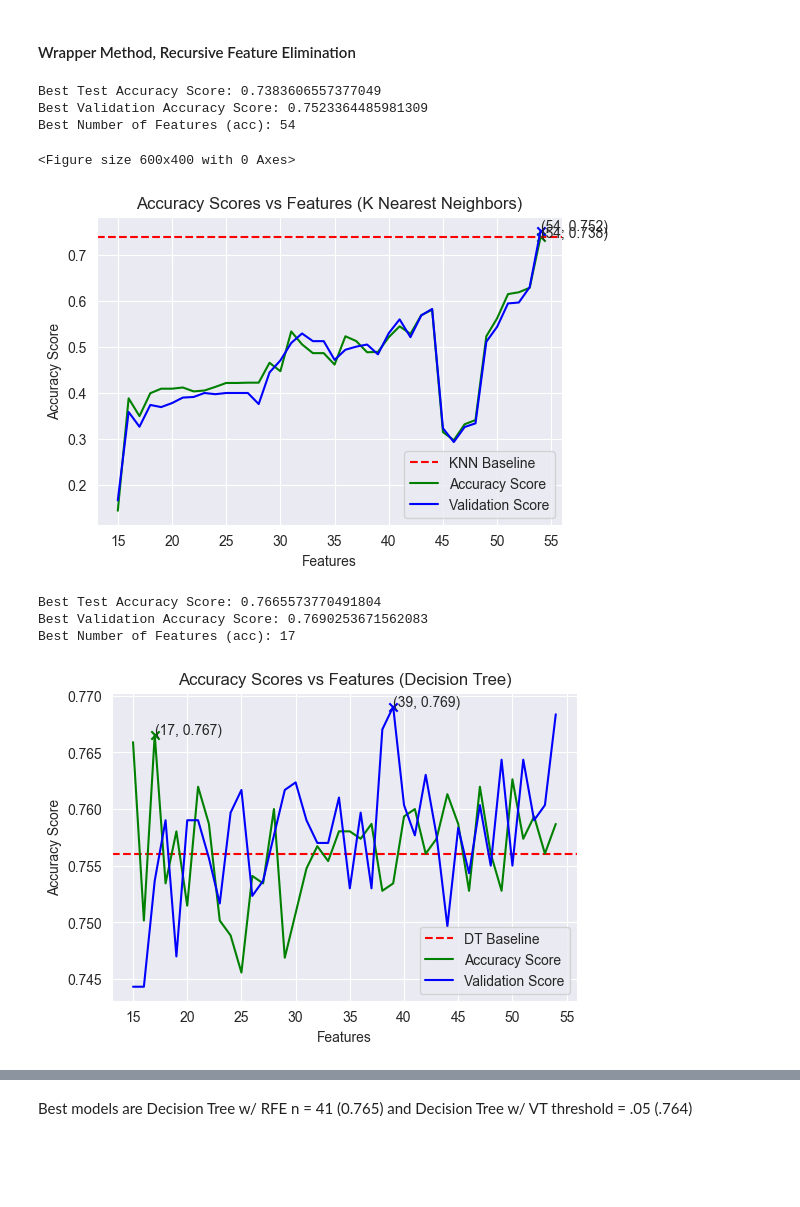
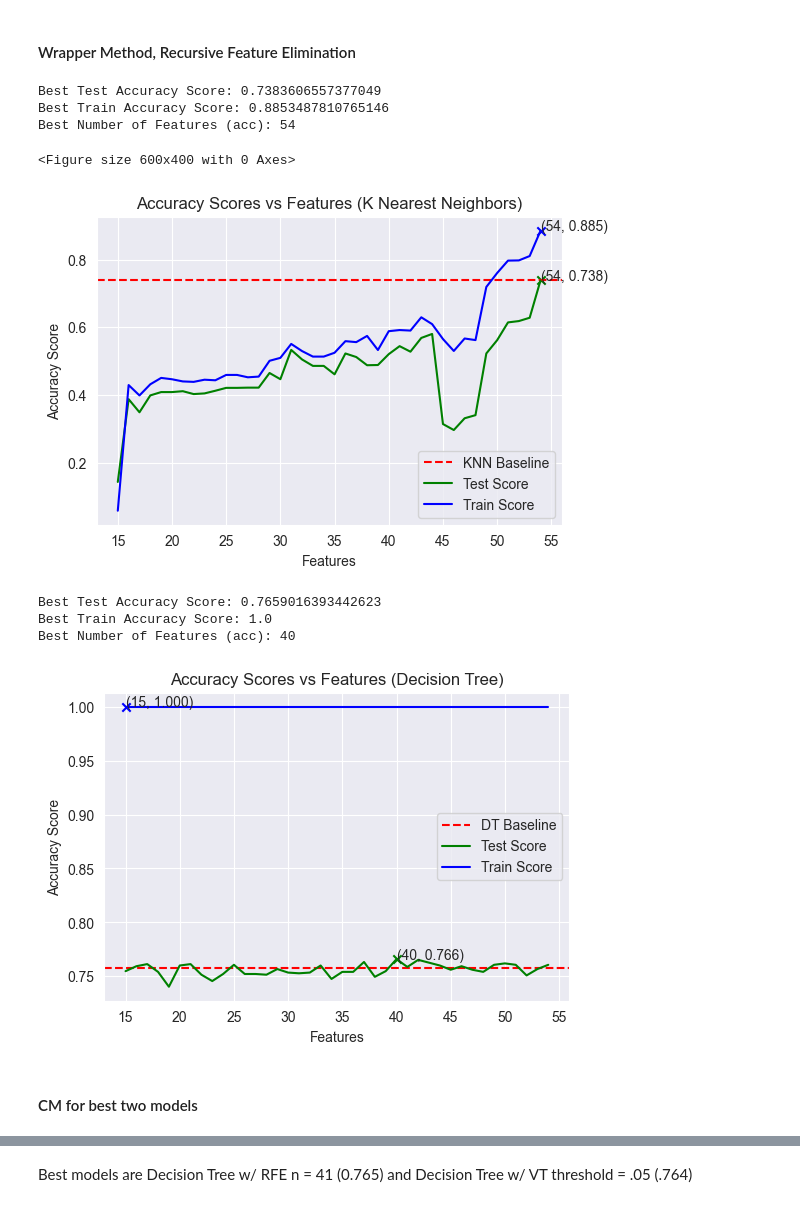
Before and after one commit to TheMabrouk/treecover_pki, a Jupyter notebook: models.ipynb, the cells around one changed output, grey strips where cells are left out. Drawn from its saved outputs; the diff is of its cells as text; code cells hidden in the pictures; blank space fills up the shorter version.

```diff
--- a/models.ipynb
+++ b/models.ipynb
@@ -262,0 +283,6 @@ NB => Test:0.601, Val:0.599
+# %%
+for model, name in zip(models, model_names):
+    model.fit(X_train, y_train)
+    y_pred_test = model.predict(X_test)
+    y_pred_val = model.predict(X_val)
+    plot_cm(y_test, y_pred_test, y_val, y_pred_val, model_name=name)
@@ -273,7 +315,7 @@ Best models are KNN (.738) and Decision Tree (.764)
 # %%
 threshold_range = np.arange(0.0, 0.5, 0.01)
 test_acc_scores = []
-val_acc_scores = []
+train_acc_scores = []
 for thresh in threshold_range:
     vt = VarianceThreshold(threshold=thresh)
     vt.fit(X_train)
@@ -284,12 +326,12 @@ for thresh in threshold_range:
     model = KNeighborsClassifier()
     model.fit(X_train_vt, y_train)
     test_acc_scores.append(accuracy_score(y_test, model.predict(X_test_vt)))
-    val_acc_scores.append(accuracy_score(y_val, model.predict(X_val_vt)))
+    train_acc_scores.append(accuracy_score(y_train, model.predict(X_train_vt)))
 
 plot_best_n(
     threshold_range,
     test_acc_scores,
-    val_acc_scores,
+    train_acc_scores,
     value="Threshold",
     classifier="K Nearest Neighbors",
     baseline=baseline_accuracy["KNN"][0],
@@ -304,7 +346,7 @@ Best Number of Threshold (acc): 0.0
 threshold_range = np.arange(0.0, 0.1, 0.001)
 model = DecisionTreeClassifier()
 test_acc_scores = []
-val_acc_scores = []
+train_acc_scores = []
 for thresh in threshold_range:
     vt = VarianceThreshold(threshold=thresh)
     vt.fit(X_train)
@@ -314,12 +356,12 @@ for thresh in threshold_range:
 
     model.fit(X_train_vt, y_train)
     test_acc_scores.append(accuracy_score(y_test, model.predict(X_test_vt)))
-    val_acc_scores.append(accuracy_score(y_val, model.predict(X_val_vt)))
+    train_acc_scores.append(accuracy_score(y_train, model.predict(X_train_vt)))
 
 plot_best_n(
     threshold_range,
     test_acc_scores,
-    val_acc_scores,
+    train_acc_scores,
     value="Threshold",
     classifier="Decision Tree",
     baseline=baseline_accuracy["DT"][0],
@@ -341,7 +383,7 @@ def knn_feature_importance(estimator):
 # %%
 n_features_range = np.arange(15, len(X_train.columns) + 1)
 test_acc_scores = []
-val_acc_scores = []
+train_acc_scores = []
 
 for n_features in n_features_range:
     estimator = KNeighborsClassifier()
@@ -349,7 +391,7 @@ for n_features in n_features_range:
         estimator,
         n_features_to_select=n_features,
         importance_getter=knn_feature_importance,
-        step=10,
+        step=15,
     )
 
     rfe.fit(X_train, y_train)
@@ -358,58 +400,59 @@ for n_features in n_features_range:
     test_acc_scores.append(
         accuracy_score(y_test, estimator.predict(X_test[selected_features]))
     )
-    val_acc_scores.append(
-        accuracy_score(y_val, estimator.predict(X_val[selected_features]))
+    train_acc_scores.append(
+        accuracy_score(y_train, estimator.predict(X_train[selected_features]))
     )
 
-# plot baseline accuracy
 plt.figure(figsize=(6, 4))
 plot_best_n(
     n_features_range,
     test_acc_scores,
-    val_acc_scores,
+    train_acc_scores,
     classifier="K Nearest Neighbors",
     baseline=baseline_accuracy["KNN"][0],
     baseline_name="KNN",
 )
 # %% [output]
 Best Test Accuracy Score: 0.7383606557377049
-Best Validation Accuracy Score: 0.7523364485981309
+Best Train Accuracy Score: 0.8853487810765146
 Best Number of Features (acc): 54
 <Figure size 600x400 with 0 Axes>
-[figure, old version]
+[figure, new version]
 # %%
 n_features_range = np.arange(15, len(X_train.columns) + 1)
 test_acc_scores = []
-val_acc_scores = []
+train_acc_scores = []
 
 for n_features in n_features_range:
     estimator = DecisionTreeClassifier()
     rfe = RFE(
         estimator,
         n_features_to_select=n_features,
     )
 
     rfe.fit(X_train, y_train)
     selected_features = X_train.columns[rfe.support_]
     estimator.fit(X_train[selected_features], y_train)
     test_acc_scores.append(
         accuracy_score(y_test, estimator.predict(X_test[selected_features]))
     )
-    val_acc_scores.append(
-        accuracy_score(y_val, estimator.predict(X_val[selected_features]))
+    train_acc_scores.append(
+        accuracy_score(y_train, estimator.predict(X_train[selected_features]))
     )
 
 plot_best_n(
     n_features_range,
     test_acc_scores,
-    val_acc_scores,
+    train_acc_scores,
     classifier="Decision Tree",
     baseline=baseline_accuracy["DT"][0],
     baseline_name="DT",
 )
 # %% [output]
-Best Test Accuracy Score: 0.7665573770491804
-Best Validation Accuracy Score: 0.7690253671562083
-Best Number of Features (acc): 17
+Best Test Accuracy Score: 0.7659016393442623
+Best Train Accuracy Score: 1.0
+Best Number of Features (acc): 40
-[figure, old version]
+[figure, new version]
+# %% [markdown]
+#### CM for best two models
```
Also changed, not shown: parts of 24 cells of this notebook.
